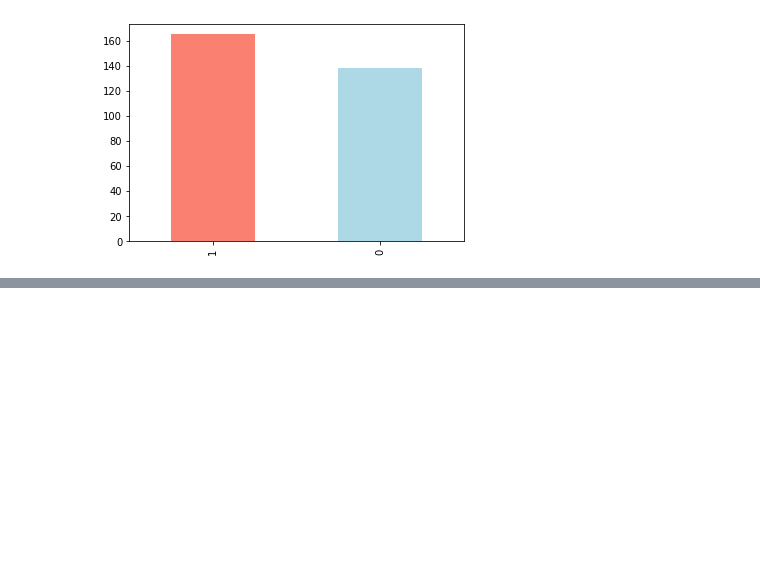
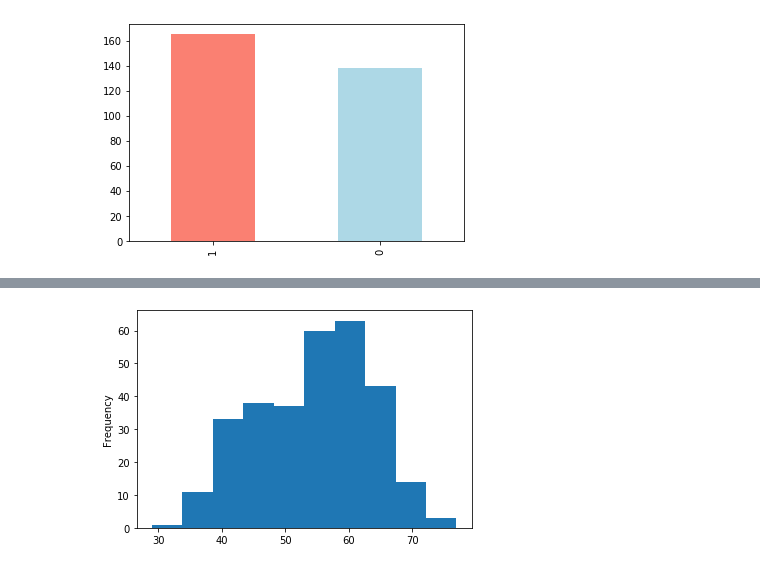
Before and after one commit to Arios39/Heart-Disease-Classification-Project, a Jupyter notebook: End-to-End-Heart-Disease-Classification.ipynb, the cells around one changed output, grey strips where cells are left out. Saved outputs shown, nothing was run; the diff lists cells and outputs as text; code cells hidden in the pictures; blank space fills up the shorter version.

```diff
--- a/End-to-End-Heart-Disease-Classification.ipynb
+++ b/End-to-End-Heart-Disease-Classification.ipynb
@@ -189,0 +242,5 @@ df.describe()
+# %%
+# Check the distribution of the age column with a histogram
+df.age.plot.hist();
+# %% [output]
+[figure, added]
```
Also changed, not shown: parts of 70 cells of this notebook.
